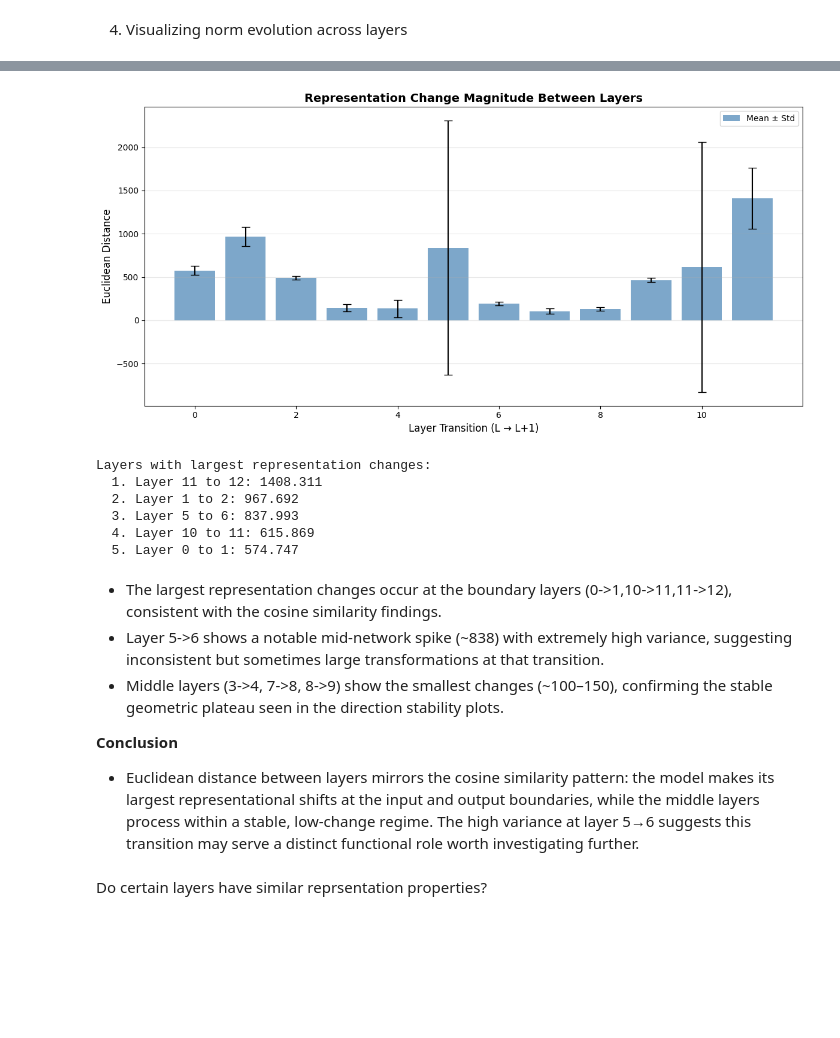
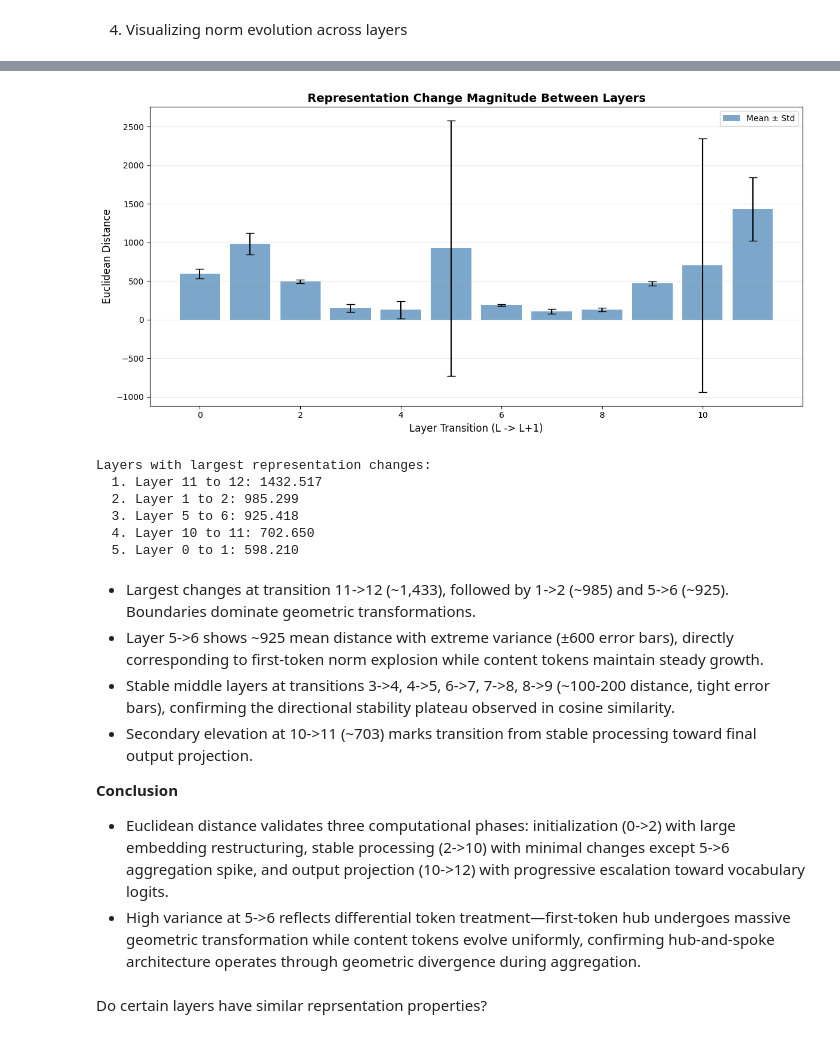
Before and after one commit to Shravani018/interpreting-transformer-hallucinations, a Jupyter notebook: notebooks/03_hidden_state_analysis.ipynb, the cells around one changed output, grey strips where cells are left out. Cells and saved outputs as stored; diff of their text form; code cells hidden in the pictures; blank space fills up the shorter version.

Commit message:
updated hidden state analysis

```diff
--- a/notebooks/03_hidden_state_analysis.ipynb
+++ b/notebooks/03_hidden_state_analysis.ipynb
@@ -18,9 +19,13 @@ warnings.filterwarnings("ignore")
 # Setting random seed for reproducibility
 torch.manual_seed(42)
 np.random.seed(42)
+# %%
+# Loading configuration from YAML file
+with open("../config.yaml", "r") as f:
+    model_config = yaml.safe_load(f)
 # %%
 # Loading the same model
-model = "EleutherAI/gpt-neo-125M"
+model = model_config['model']['name']
 device = "cuda" if torch.cuda.is_available() else "cpu"
 # %%
 tokenizer = AutoTokenizer.from_pretrained(model)
@@ -45,7 +68,7 @@ Notes:
 1. Generating text to extract hidden states
 # %%
 # Prompt to analyze attention patterns
-prompt = "The Eiffel Tower is located in Paris, France. It is a famous tourist site."
+prompt=model_config['analysis']['prompt']
 inputs = tokenizer(prompt, return_tensors="pt").to(device)
 input_length = inputs['input_ids'].shape[1]
 print(f"Prompt: '{prompt}'")
@@ -60,9 +83,9 @@ Number of input tokens: 19
 with torch.no_grad():
     output = model.generate(
         **inputs,
-        max_new_tokens=40,
-        do_sample=False,
-        repetition_penalty=10.0,
+        max_new_tokens=model_config['inference']['max_new_tokens'],
+        do_sample=model_config['inference']['do_sample'],
+        repetition_penalty=model_config['inference']['repetition_penalty'],
         return_dict_in_generate=True,
         output_attentions=True,
         output_hidden_states=True,
@@ -242,38 +278,40 @@ Layers with major direction shifts (<0.5): 2 / 12
 # %%
 # Distance between layers
 fig, ax = plt.subplots(figsize=(12, 6))
 avg_distance = metrics['distances'].mean(dim=0).cpu().numpy()
 std_distance = metrics['distances'].std(dim=0).cpu().numpy()
 ax.bar(range(12), avg_distance, alpha=0.7, color='steelblue', yerr=std_distance,
        capsize=5, label='Mean ± Std')
-ax.set_xlabel('Layer Transition (L → L+1)', fontsize=12)
+ax.set_xlabel('Layer Transition (L -> L+1)', fontsize=12)
 ax.set_ylabel('Euclidean Distance', fontsize=12)
 ax.set_title('Representation Change Magnitude Between Layers', fontsize=14, fontweight='bold')
 ax.legend()
 ax.grid(True, alpha=0.3, axis='y')
 plt.tight_layout()
 plt.show()
 sorted_layers = np.argsort(avg_distance)[::-1]
 print("\nLayers with largest representation changes:")
 for i, layer in enumerate(sorted_layers[:5]):
     print(f"  {i+1}. Layer {layer} to {layer+1}: {avg_distance[layer]:.3f}")
 # %% [output]
-[figure, old version]
+[figure, new version]
 Layers with largest representation changes:
-  1. Layer 11 to 12: 1408.311
-  2. Layer 1 to 2: 967.692
-  3. Layer 5 to 6: 837.993
-  4. Layer 10 to 11: 615.869
-  5. Layer 0 to 1: 574.747
+  1. Layer 11 to 12: 1432.517
+  2. Layer 1 to 2: 985.299
+  3. Layer 5 to 6: 925.418
+  4. Layer 10 to 11: 702.650
+  5. Layer 0 to 1: 598.210
 # %% [markdown]
-- The largest representation changes occur at the boundary layers (0->1,10->11,11->12), consistent with the cosine similarity findings.
-- Layer 5->6 shows a notable mid-network spike (~838) with extremely high variance, suggesting inconsistent but sometimes large transformations at that transition.
-- Middle layers (3->4, 7->8, 8->9) show the smallest changes (~100–150), confirming the stable geometric plateau seen in the direction stability plots.
+- Largest changes at transition 11->12 (~1,433), followed by 1->2 (~985) and 5->6 (~925). Boundaries dominate geometric transformations.
+- Layer 5->6 shows ~925 mean distance with extreme variance (±600 error bars), directly corresponding to first-token norm explosion while content tokens maintain steady growth.
+- Stable middle layers at transitions 3->4, 4->5, 6->7, 7->8, 8->9 (~100-200 distance, tight error bars), confirming the directional stability plateau observed in cosine similarity.
+- Secondary elevation at 10->11 (~703) marks transition from stable processing toward final output projection.
+
 
 **Conclusion**
 
-- Euclidean distance between layers mirrors the cosine similarity pattern: the model makes its largest representational shifts at the input and output boundaries, while the middle layers process within a stable, low-change regime. The high variance at layer 5→6 suggests this transition may serve a distinct functional role worth
-investigating further.
+- Euclidean distance validates three computational phases: initialization (0->2) with large embedding restructuring, stable processing (2->10) with minimal changes except 5->6 aggregation spike, and output projection (10->12) with progressive escalation toward vocabulary logits.
+- High variance at 5->6 reflects differential token treatment—first-token hub undergoes massive geometric transformation while content tokens evolve uniformly, confirming hub-and-spoke architecture operates through geometric divergence during aggregation.
 # %% [markdown]
 Do certain layers have similar reprsentation properties?
 # %%
```
Also changed, not shown: parts of 14 cells of this notebook.
